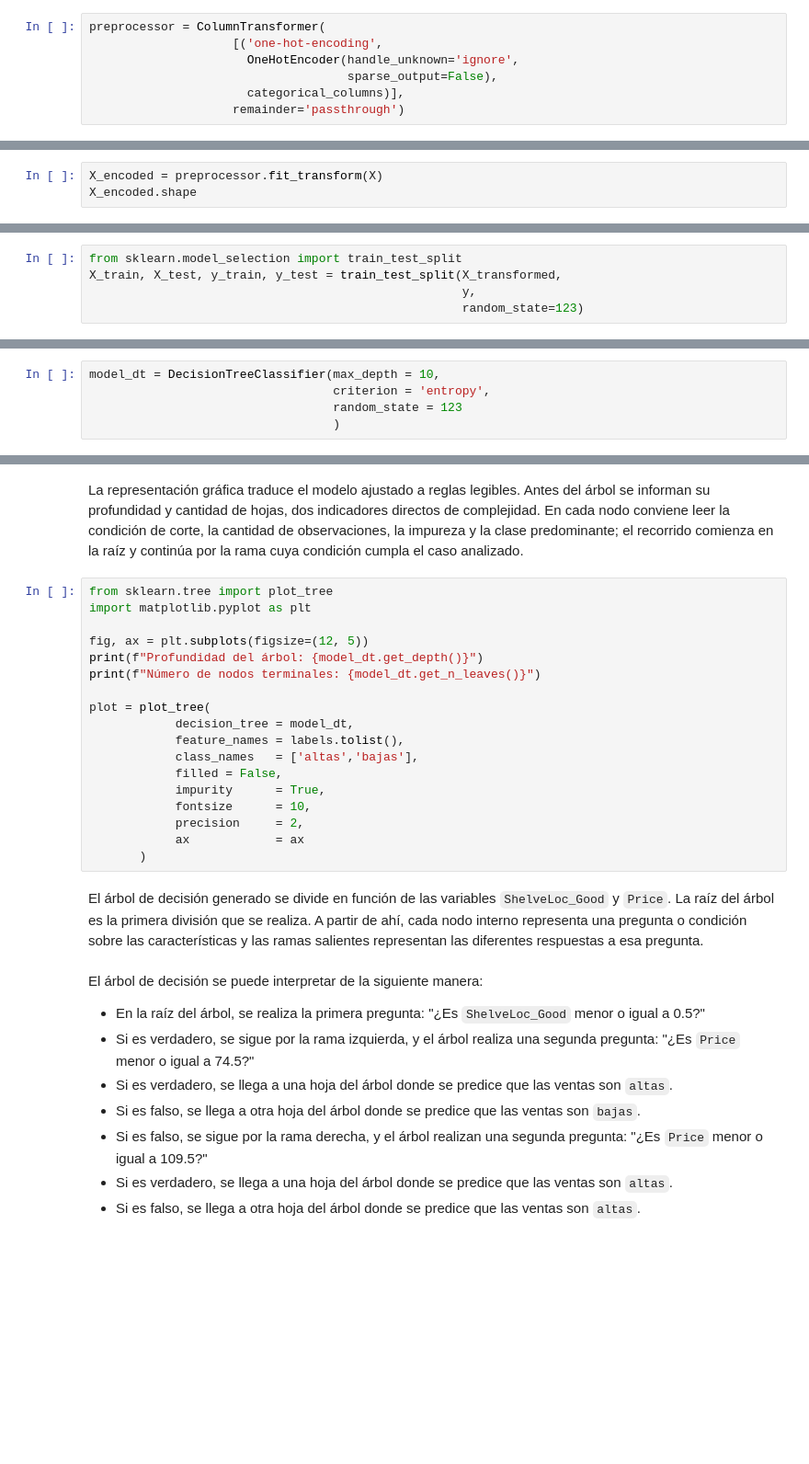
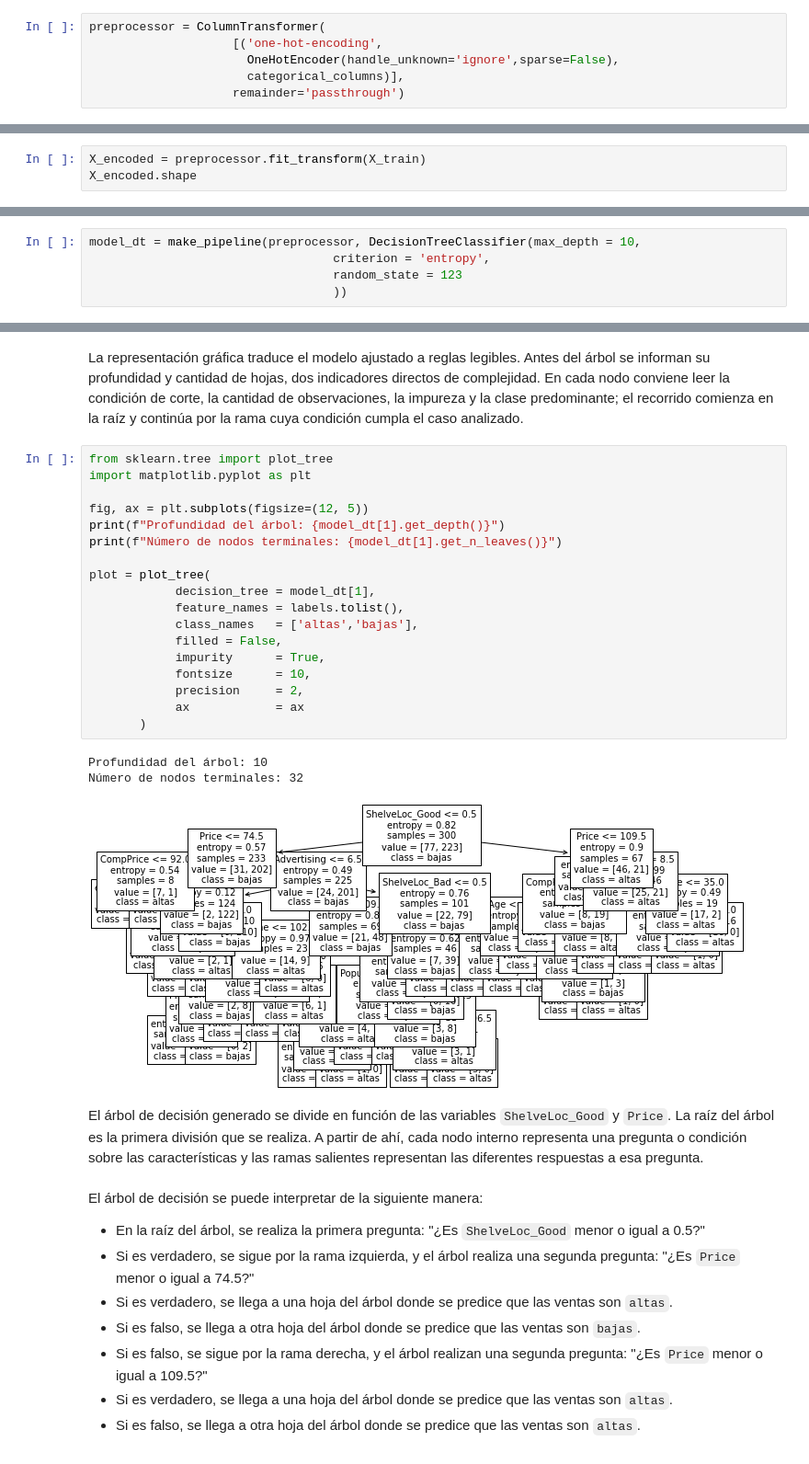
Before and after one commit to pabanib/Clases_clasificacion, a Jupyter notebook: 03_arboles_de_decisión.ipynb, the cells around one changed output, grey strips where cells are left out. Shown at 92% size. Cells and saved outputs as stored; diff of their text form; blank space fills up the shorter version.

```diff
--- a/03_arboles_de_decisión.ipynb
+++ b/03_arboles_de_decisión.ipynb
@@ -214,13 +398,12 @@ Alternativamente, puedes establecer <code>remainder='passthrough'</code> para in
 # %%
 preprocessor = ColumnTransformer(
                     [('one-hot-encoding',
-                      OneHotEncoder(handle_unknown='ignore',
-                                    sparse_output=False),
+                      OneHotEncoder(handle_unknown='ignore',sparse=False),
                       categorical_columns)],
                     remainder='passthrough')
 # %% [markdown]
 <p>
 Una vez que se ha definido el objeto <code>ColumnTransformer</code>, con el método <code>fit_transform()</code> se aplican las tranformaciones al conjunto de datos <code>X</code>.
 # %%
-X_encoded = preprocessor.fit_transform(X)
+X_encoded = preprocessor.fit_transform(X_train)
 X_encoded.shape
@@ -252,8 +459,3 @@ X_transformed.info()
-# %%
-from sklearn.model_selection import train_test_split
-X_train, X_test, y_train, y_test = train_test_split(X_transformed,
-                                                    y,
-                                                    random_state=123)
 # %% [markdown]
  ## **Ajuste y evaluación del modelo con `sklearn`**
 # %% [markdown]
@@ -275,9 +477,9 @@ Los hiperparámetros utilizados son:
 
 - `random_state = 123`: establece la semilla aleatoria para garantizar la reproducibilidad. Al establecer el estado aleatorio en un valor específico (123 en este caso), el generador de números aleatorios producirá la misma secuencia de números aleatorios cada vez que ejecutes el código. Esto asegura que tus resultados sean consistentes y reproducibles.
 # %%
-model_dt = DecisionTreeClassifier(max_depth = 10,
+model_dt = make_pipeline(preprocessor, DecisionTreeClassifier(max_depth = 10,
                                   criterion = 'entropy',
                                   random_state = 123
-                                  )
+                                  ))
 # %%
 model_dt.fit(X_train, y_train)
@@ -331,21 +613,25 @@ La representación gráfica traduce el modelo ajustado a reglas legibles. Antes
 # %%
 from sklearn.tree import plot_tree
 import matplotlib.pyplot as plt
 
 fig, ax = plt.subplots(figsize=(12, 5))
-print(f"Profundidad del árbol: {model_dt.get_depth()}")
-print(f"Número de nodos terminales: {model_dt.get_n_leaves()}")
+print(f"Profundidad del árbol: {model_dt[1].get_depth()}")
+print(f"Número de nodos terminales: {model_dt[1].get_n_leaves()}")
 
 plot = plot_tree(
-            decision_tree = model_dt,
+            decision_tree = model_dt[1],
             feature_names = labels.tolist(),
             class_names   = ['altas','bajas'],
             filled = False,
             impurity      = True,
             fontsize      = 10,
             precision     = 2,
             ax            = ax
        )
+# %% [output]
+Profundidad del árbol: 10
+Número de nodos terminales: 32
+[figure, added]
 # %% [markdown]
 <p>
 El árbol de decisión generado se divide en función de las variables <code>ShelveLoc_Good</code> y <code>Price</code>. La raíz del árbol es la primera división que se realiza. A partir de ahí, cada nodo interno representa una pregunta o condición sobre las características y las ramas salientes representan las diferentes respuestas a esa pregunta.
```
Also changed, not shown: parts of 54 cells of this notebook, 1 other file.
